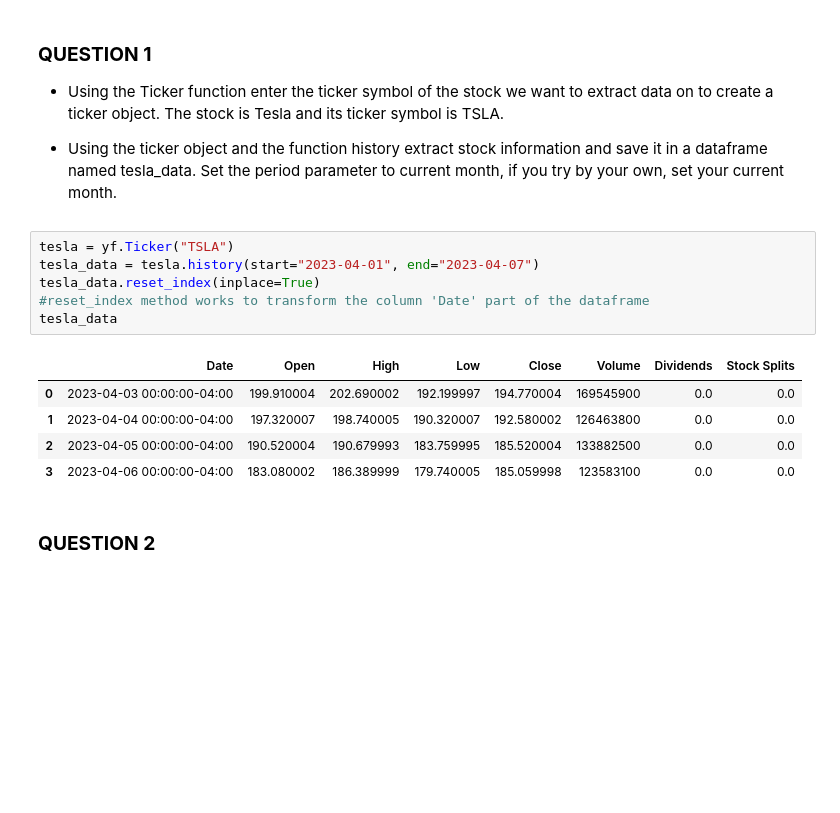
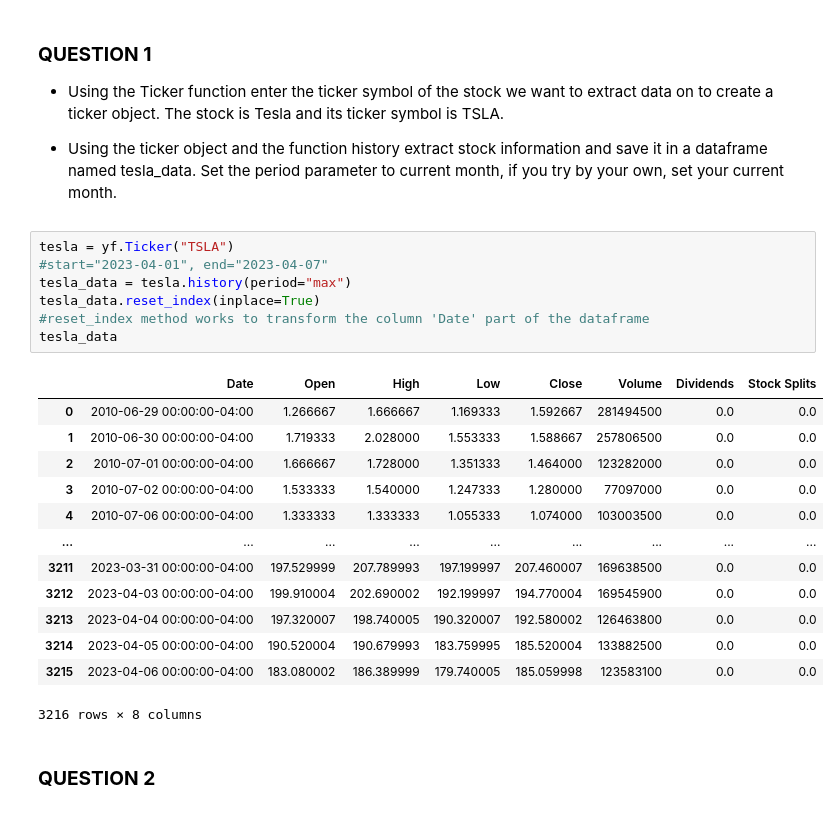
Before and after one commit to AsaelSolorio/Analyzing_Stock_Revenue_Data_WebScrapping, a Jupyter notebook: file_Extracting_Stock_Data.ipynb, the cells around one changed output. Drawn from its saved outputs; the diff is of its cells as text; blank space fills up the shorter version.

```diff
--- a/file_Extracting_Stock_Data.ipynb
+++ b/file_Extracting_Stock_Data.ipynb
@@ -44,16 +44,25 @@ def make_graph(stock_data, revenue_data, stock):
 - Using the ticker object and the function history extract stock information and save it in a dataframe named tesla_data. Set the period parameter to current month, if you try by your own, set your current month.
 # %%
 tesla = yf.Ticker("TSLA")
-tesla_data = tesla.history(start="2023-04-01", end="2023-04-07")
+#start="2023-04-01", end="2023-04-07"
+tesla_data = tesla.history(period="max")
 tesla_data.reset_index(inplace=True)
 #reset_index method works to transform the column 'Date' part of the dataframe
 tesla_data
 # %% [output]
 |  | Date | Open | High | Low | Close | Volume | Dividends | Stock Splits |
-| 0 | 2023-04-03 00:00:00-04:00 | 199.910004 | 202.690002 | 192.199997 | 194.770004 | 169545900 | 0.0 | 0.0 |
-| 1 | 2023-04-04 00:00:00-04:00 | 197.320007 | 198.740005 | 190.320007 | 192.580002 | 126463800 | 0.0 | 0.0 |
-| 2 | 2023-04-05 00:00:00-04:00 | 190.520004 | 190.679993 | 183.759995 | 185.520004 | 133882500 | 0.0 | 0.0 |
-| 3 | 2023-04-06 00:00:00-04:00 | 183.080002 | 186.389999 | 179.740005 | 185.059998 | 123583100 | 0.0 | 0.0 |
+| 0 | 2010-06-29 00:00:00-04:00 | 1.266667 | 1.666667 | 1.169333 | 1.592667 | 281494500 | 0.0 | 0.0 |
+| 1 | 2010-06-30 00:00:00-04:00 | 1.719333 | 2.028000 | 1.553333 | 1.588667 | 257806500 | 0.0 | 0.0 |
+| 2 | 2010-07-01 00:00:00-04:00 | 1.666667 | 1.728000 | 1.351333 | 1.464000 | 123282000 | 0.0 | 0.0 |
+| 3 | 2010-07-02 00:00:00-04:00 | 1.533333 | 1.540000 | 1.247333 | 1.280000 | 77097000 | 0.0 | 0.0 |
+| 4 | 2010-07-06 00:00:00-04:00 | 1.333333 | 1.333333 | 1.055333 | 1.074000 | 103003500 | 0.0 | 0.0 |
+| ... | ... | ... | ... | ... | ... | ... | ... | ... |
+| 3211 | 2023-03-31 00:00:00-04:00 | 197.529999 | 207.789993 | 197.199997 | 207.460007 | 169638500 | 0.0 | 0.0 |
+| 3212 | 2023-04-03 00:00:00-04:00 | 199.910004 | 202.690002 | 192.199997 | 194.770004 | 169545900 | 0.0 | 0.0 |
+| 3213 | 2023-04-04 00:00:00-04:00 | 197.320007 | 198.740005 | 190.320007 | 192.580002 | 126463800 | 0.0 | 0.0 |
+| 3214 | 2023-04-05 00:00:00-04:00 | 190.520004 | 190.679993 | 183.759995 | 185.520004 | 133882500 | 0.0 | 0.0 |
+| 3215 | 2023-04-06 00:00:00-04:00 | 183.080002 | 186.389999 | 179.740005 | 185.059998 | 123583100 | 0.0 | 0.0 |
+3216 rows × 8 columns
 # %% [markdown]
 ### **QUESTION 2**
 # %% [markdown]
```
Also changed, not shown: parts of 13 cells of this notebook.
